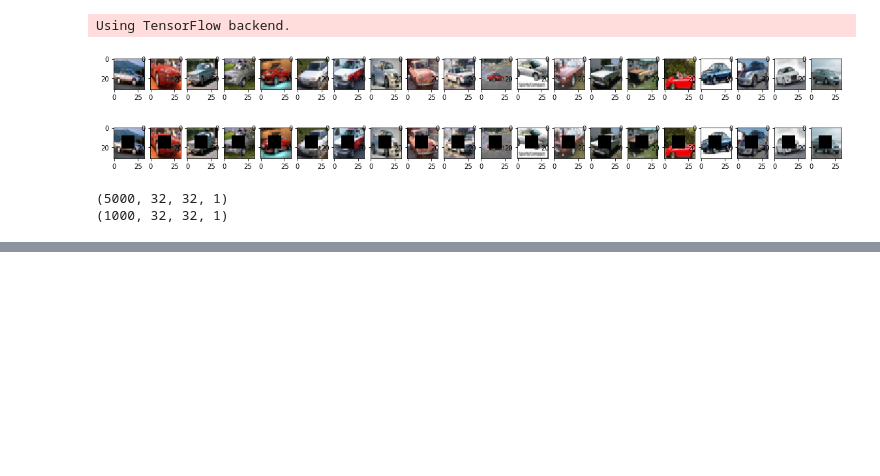
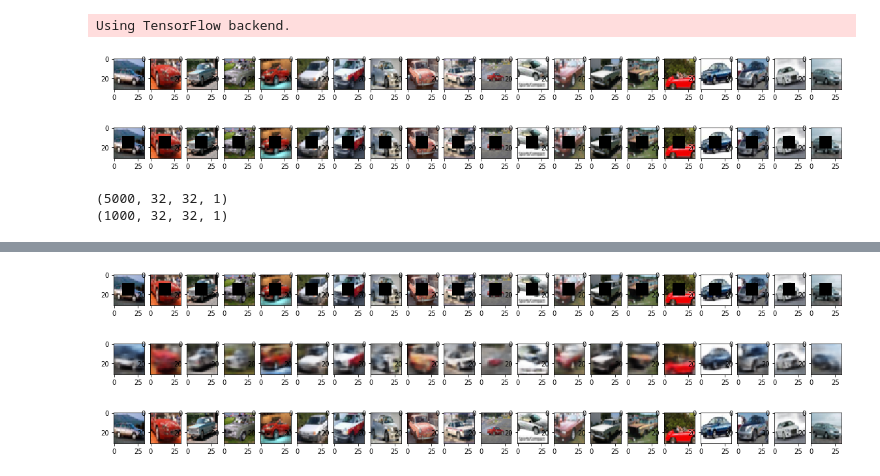
Before and after one commit to nji3/Deep_Learning_Study_Tutorial, a Jupyter notebook: Image Fill/Image_Fill_by_CVAE.ipynb, the cells around one changed output, grey strips where cells are left out. Cells and saved outputs as stored; diff of their text form; code cells hidden in the pictures; blank space fills up the shorter version.

```diff
--- a/Image Fill/Image_Fill_by_CVAE.ipynb
+++ b/Image Fill/Image_Fill_by_CVAE.ipynb
@@ -59,8 +62,10 @@ x_tra = x_tra.astype('float32') / 255.
 x_te = x_te.astype('float32') / 255.
 
 # Modfied training and testing imgs
-x_train = Img_incomp(x_train)
-x_test = Img_incomp(x_test)
+x_train,x_train_patches = Img_incomp(x_train,x_tra)
+x_test,x_test_patches = Img_incomp(x_test,x_te)
+x_train_patches = np.array(x_train_patches)
+x_test_patches = np.array(x_test_patches)
 
 # Plot some examples
 Plot_Img(20,x_tra,20,10)
@@ -70,8 +75,8 @@ plt.show()
 # Incomplete part matrices
 cond_train = np.ones((x_train.shape[0],32,32,1))
 cond_test = np.ones((x_test.shape[0],32,32,1))
-cond_train = Img_incomp(cond_train)
-cond_test = Img_incomp(cond_test)
+cond_train,_ = Img_incomp(cond_train,cond_train)
+cond_test,_ = Img_incomp(cond_test,cond_test)
 print (cond_train.shape)
 print (cond_test.shape)
 # %% [output]
@@ -79,3 +84,16 @@ print (cond_test.shape)
 [figure]
 (5000, 32, 32, 1)
 (1000, 32, 32, 1)
+# %%
+def full_csampling(args):
+    z_mean, z_log_sigma = args
+    epsilon = K.random_normal(shape=(batch_size,h_dim),
+                              mean=0., stddev=1.)
+    return z_mean + K.exp(z_log_sigma) * epsilon
+
+def full_cvae_loss(x, decode_z):
+    x = K.flatten(x)
+    decode_z = K.flatten(decode_z)
+    xent_loss = K.sum(K.binary_crossentropy(x, decode_z), axis=-1)
+    kl_loss = - 0.5 * K.sum(1 + full_cvae_log_var - K.square(full_cvae_mu) - K.exp(full_cvae_log_var), axis=-1)
+    return xent_loss + kl_loss
@@ -81,0 +167,4 @@ print (cond_test.shape)
+# %%
+full_cvae_opt = optimizers.Adam(0.0005,0.5)
+full_cvae.compile(optimizer=full_cvae_opt, loss=full_cvae_loss)
+full_cvae.fit([x_train,cond_train],x_tra,epochs=300,batch_size=batch_size)
@@ -81,0 +190,10 @@ print (cond_test.shape)
+# %%
+full_cvae_recons_train = full_cvae.predict([x_train,cond_train],batch_size=batch_size)
+Plot_Img(20,x_train,20,10)
+Plot_Img(20,full_cvae_recons_train,20,10)
+Plot_Img(20,x_tra,20,10)
+plt.show()
+# %% [output]
+[figure, added]
+[figure, added]
+[figure, added]
```
Also changed, not shown: parts of 9 cells of this notebook.
